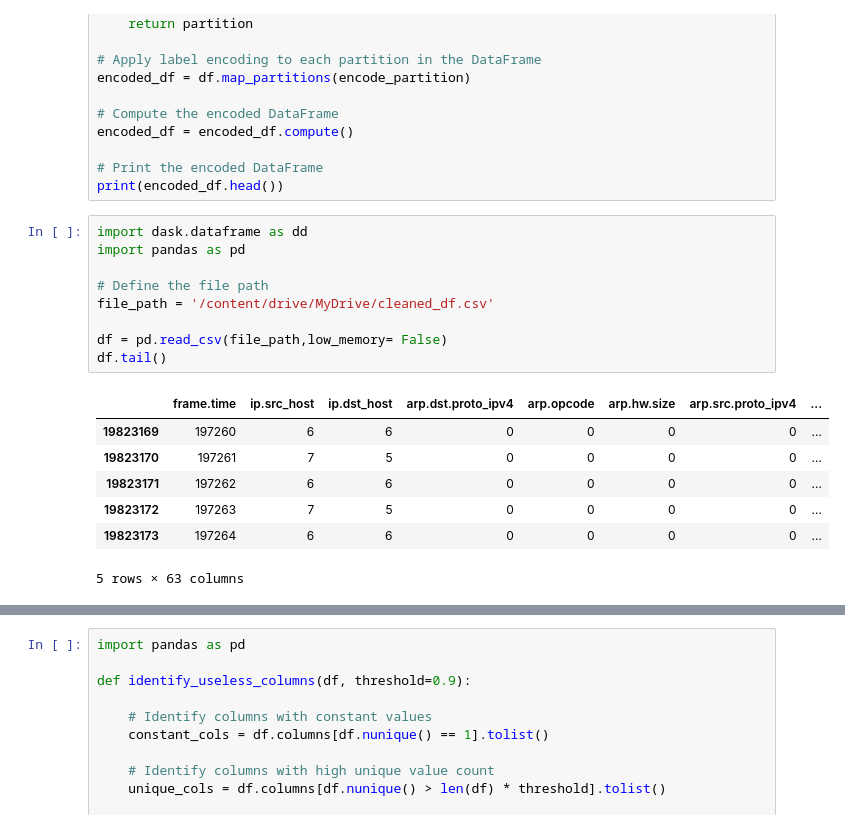
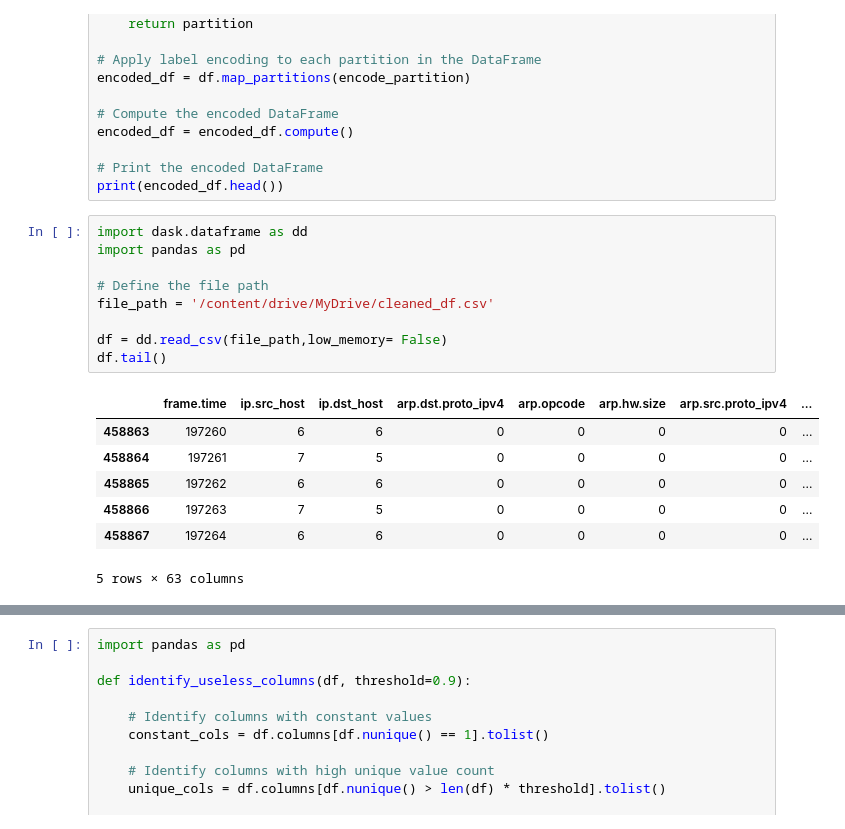
Before and after one commit to douniagh/MyApplication-, a Jupyter notebook: Training4.ipynb, the cells around one changed output, grey strips where cells are left out. Saved outputs shown, nothing was run; the diff lists cells and outputs as text.

```diff
--- a/Training4.ipynb
+++ b/Training4.ipynb
@@ -68,17 +68,17 @@ print(encoded_df.head())
 # %%
 import dask.dataframe as dd
 import pandas as pd
 
 # Define the file path
 file_path = '/content/drive/MyDrive/cleaned_df.csv'
 
-df = pd.read_csv(file_path,low_memory= False)
+df = dd.read_csv(file_path,low_memory= False)
 df.tail()
 # %% [output]
 |  | frame.time | ip.src_host | ip.dst_host | arp.dst.proto_ipv4 | arp.opcode | arp.hw.size | arp.src.proto_ipv4 | ... |
-| 19823169 | 197260 | 6 | 6 | 0 | 0 | 0 | 0 | ... |
-| 19823170 | 197261 | 7 | 5 | 0 | 0 | 0 | 0 | ... |
-| 19823171 | 197262 | 6 | 6 | 0 | 0 | 0 | 0 | ... |
-| 19823172 | 197263 | 7 | 5 | 0 | 0 | 0 | 0 | ... |
-| 19823173 | 197264 | 6 | 6 | 0 | 0 | 0 | 0 | ... |
+| 458863 | 197260 | 6 | 6 | 0 | 0 | 0 | 0 | ... |
+| 458864 | 197261 | 7 | 5 | 0 | 0 | 0 | 0 | ... |
+| 458865 | 197262 | 6 | 6 | 0 | 0 | 0 | 0 | ... |
+| 458866 | 197263 | 7 | 5 | 0 | 0 | 0 | 0 | ... |
+| 458867 | 197264 | 6 | 6 | 0 | 0 | 0 | 0 | ... |
 5 rows × 63 columns
```
Also changed, not shown: parts of 6 cells of this notebook.
